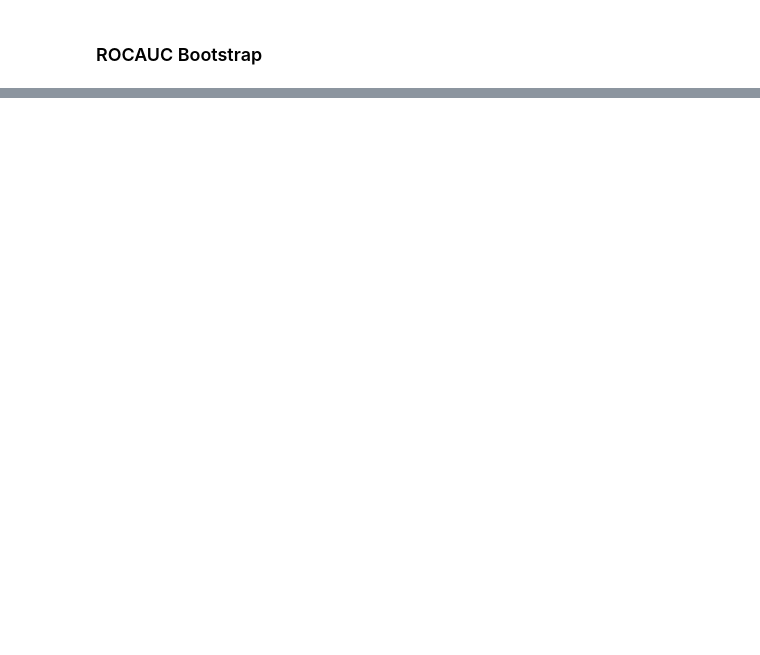
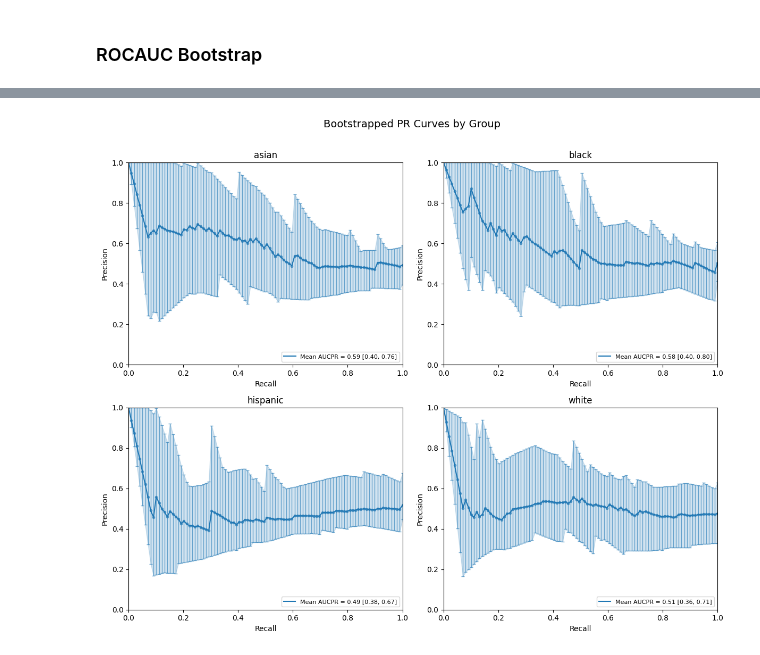
Before and after one commit to uclamii/equiboots, a Jupyter notebook: notebooks/equi_boots_plots.ipynb, the cells around one changed output, grey strips where cells are left out. Saved outputs shown, nothing was run; the diff lists cells and outputs as text; code cells hidden in the pictures; blank space fills up the shorter version.

```diff
--- a/notebooks/equi_boots_plots.ipynb
+++ b/notebooks/equi_boots_plots.ipynb
@@ -184,4 +187,10 @@ eq_plot_bootstrapped_roc_curves(
 # %%
-eqb.eq_plot_bootstrapped_pr_curves(sliced, bar_every=100)
+eqb.eq_plot_bootstrapped_pr_curves(
+    sliced,
+    bar_every=100,
+    save_path="./images",
+)
+# %% [output]
+[figure, added]
 # %%
 eqb.eq_plot_bootstrapped_calibration_curves(sliced)
```
Also changed, not shown: parts of 9 cells of this notebook, 2 other files.
